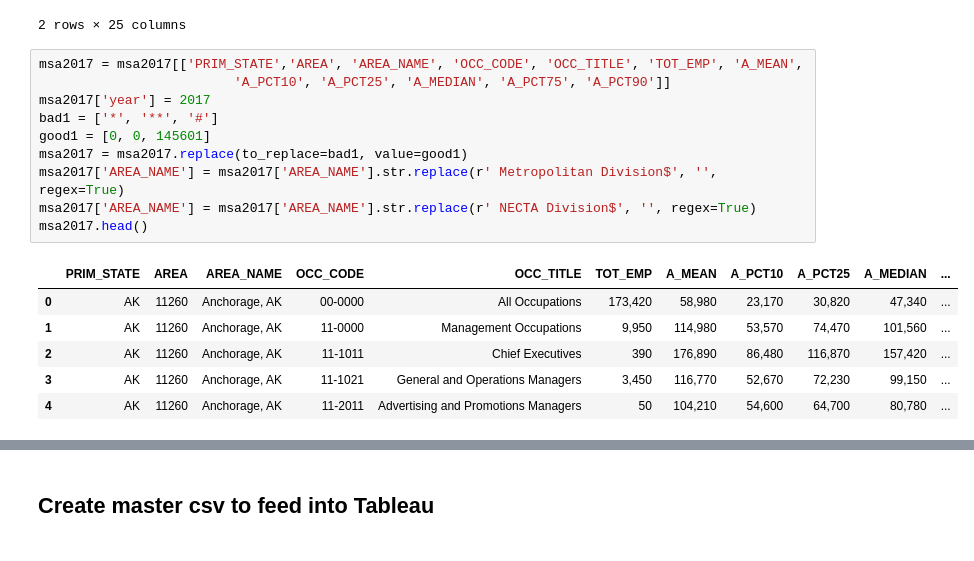
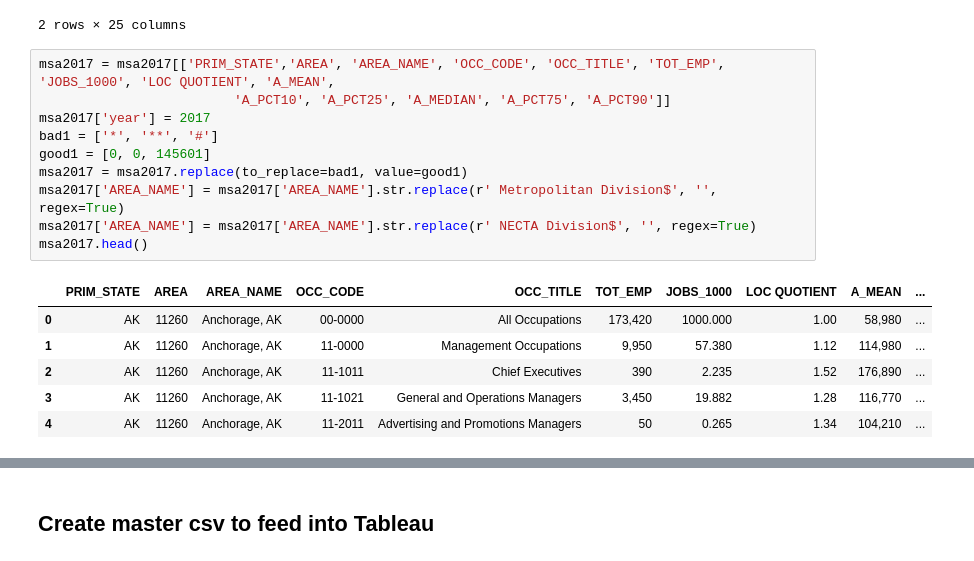
Before and after one commit to mkblake/tech-hubs-brain-drain, a Jupyter notebook: notebooks/cleaning_MSA_OEWS.ipynb, the cells around one changed output, grey strips where cells are left out. Drawn from its saved outputs; the diff is of its cells as text.

```diff
--- a/notebooks/cleaning_MSA_OEWS.ipynb
+++ b/notebooks/cleaning_MSA_OEWS.ipynb
@@ -351,22 +350,22 @@ msa2017.head(2)
 | 1 | AK | 11260 | Anchorage, AK | 11-0000 | Management Occupations | major | 9,950 | 2.5 | 57.380 | ... |
 2 rows × 25 columns
 # %%
-msa2017 = msa2017[['PRIM_STATE','AREA', 'AREA_NAME', 'OCC_CODE', 'OCC_TITLE', 'TOT_EMP', 'A_MEAN',
+msa2017 = msa2017[['PRIM_STATE','AREA', 'AREA_NAME', 'OCC_CODE', 'OCC_TITLE', 'TOT_EMP', 'JOBS_1000', 'LOC QUOTIENT', 'A_MEAN',
                          'A_PCT10', 'A_PCT25', 'A_MEDIAN', 'A_PCT75', 'A_PCT90']]
 msa2017['year'] = 2017
 bad1 = ['*', '**', '#']
 good1 = [0, 0, 145601]
 msa2017 = msa2017.replace(to_replace=bad1, value=good1)
 msa2017['AREA_NAME'] = msa2017['AREA_NAME'].str.replace(r' Metropolitan Division$', '', regex=True)
 msa2017['AREA_NAME'] = msa2017['AREA_NAME'].str.replace(r' NECTA Division$', '', regex=True)
 msa2017.head()
 # %% [output]
-|  | PRIM_STATE | AREA | AREA_NAME | OCC_CODE | OCC_TITLE | TOT_EMP | A_MEAN | A_PCT10 | A_PCT25 | A_MEDIAN | ... |
-| 0 | AK | 11260 | Anchorage, AK | 00-0000 | All Occupations | 173,420 | 58,980 | 23,170 | 30,820 | 47,340 | ... |
-| 1 | AK | 11260 | Anchorage, AK | 11-0000 | Management Occupations | 9,950 | 114,980 | 53,570 | 74,470 | 101,560 | ... |
-| 2 | AK | 11260 | Anchorage, AK | 11-1011 | Chief Executives | 390 | 176,890 | 86,480 | 116,870 | 157,420 | ... |
-| 3 | AK | 11260 | Anchorage, AK | 11-1021 | General and Operations Managers | 3,450 | 116,770 | 52,670 | 72,230 | 99,150 | ... |
-| 4 | AK | 11260 | Anchorage, AK | 11-2011 | Advertising and Promotions Managers | 50 | 104,210 | 54,600 | 64,700 | 80,780 | ... |
+|  | PRIM_STATE | AREA | AREA_NAME | OCC_CODE | OCC_TITLE | TOT_EMP | JOBS_1000 | LOC QUOTIENT | A_MEAN | ... |
+| 0 | AK | 11260 | Anchorage, AK | 00-0000 | All Occupations | 173,420 | 1000.000 | 1.00 | 58,980 | ... |
+| 1 | AK | 11260 | Anchorage, AK | 11-0000 | Management Occupations | 9,950 | 57.380 | 1.12 | 114,980 | ... |
+| 2 | AK | 11260 | Anchorage, AK | 11-1011 | Chief Executives | 390 | 2.235 | 1.52 | 176,890 | ... |
+| 3 | AK | 11260 | Anchorage, AK | 11-1021 | General and Operations Managers | 3,450 | 19.882 | 1.28 | 116,770 | ... |
+| 4 | AK | 11260 | Anchorage, AK | 11-2011 | Advertising and Promotions Managers | 50 | 0.265 | 1.34 | 104,210 | ... |
 # %%
 occ_codes_2017 = ['11-3021', '13-1081', '13-1111', '13-1161', '15-1111', '15-1121', '15-1122', '15-1131', '15-1132', '15-1133',
                 '15-1134', '15-1141', '15-1142', '15-1143', '15-1151', '15-1152', '15-1199', '15-2031', '15-2041', '17-2061',
```
Also changed, not shown: parts of 10 cells of this notebook, 3 other files.
